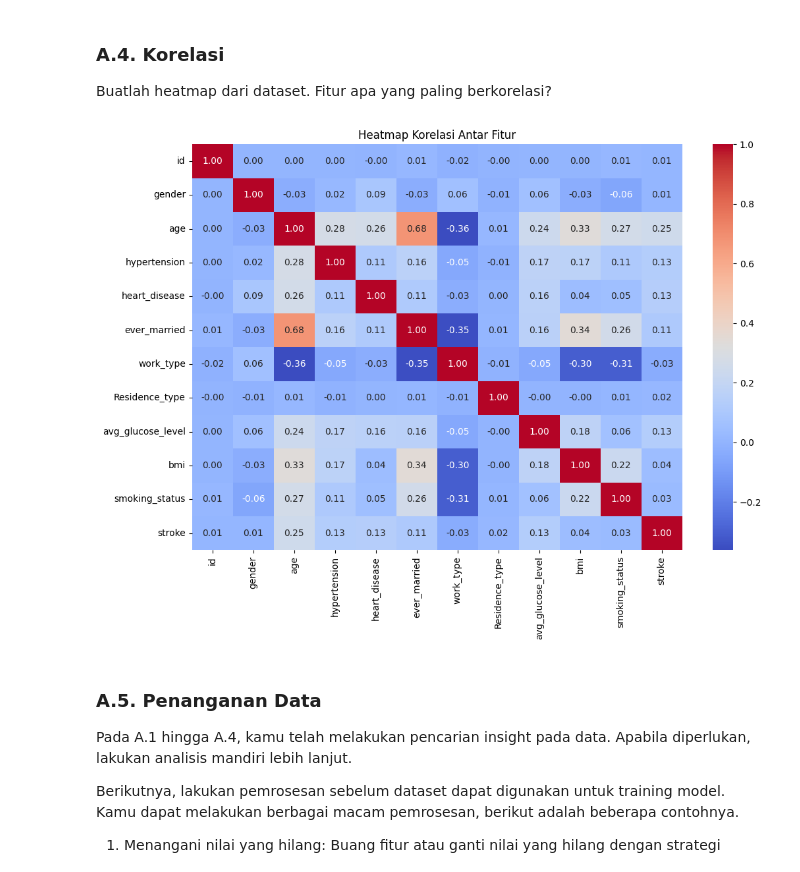
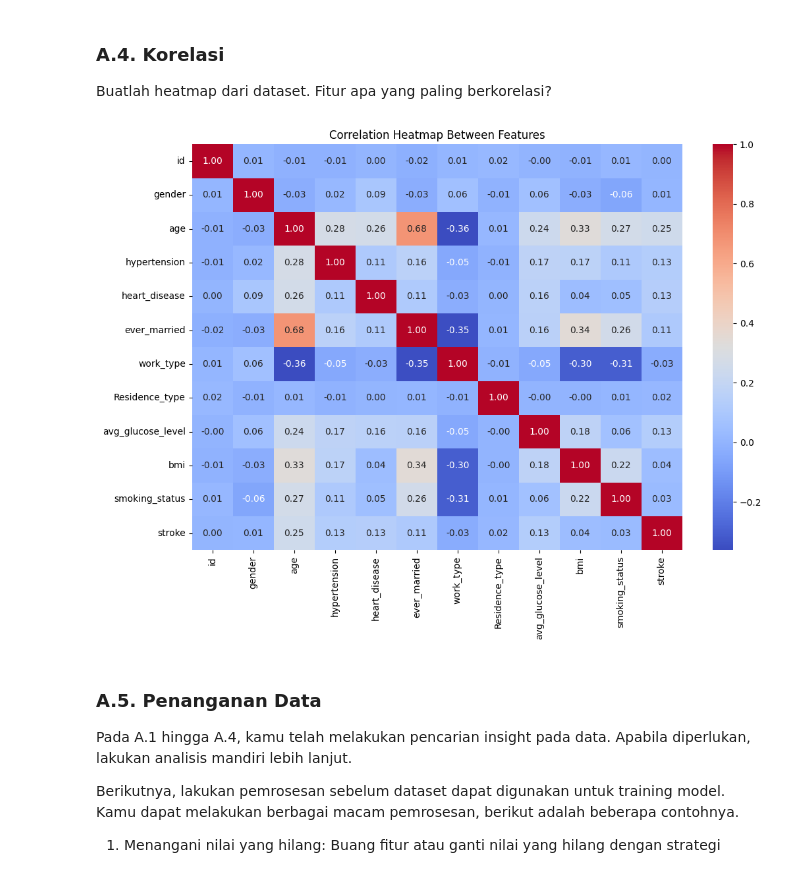
Before and after one commit to AustinPardosi/ML-Model, a Jupyter notebook: latihan.ipynb, the cells around one changed output. Drawn from its saved outputs; the diff is of its cells as text; code cells hidden in the pictures.

```diff
--- a/latihan.ipynb
+++ b/latihan.ipynb
@@ -106,0 +132,14 @@ stroke: Min=0, Max=1, Median=0.0, Mean=0.0487279843444227
+# %%
+# Non-categorical features
+non_categorical_feature_names = df.select_dtypes(exclude=['object', 'int64']).columns
+
+print(f"Non-categorical features: {non_categorical_feature_names.to_list()}", end='\n\n')
+
+for feature in non_categorical_feature_names:
+    column_data = df[feature]
+
+    print(feature)
+    print(f"Minimum: {column_data.min()}")
+    print(f"Maximum: {column_data.max()}")
+    print(f"Median : {column_data.median()}")
+    print(f"Mean   : {column_data.mean()}", end='\n\n')
@@ -143,0 +223,16 @@ Outlier di kolom stroke : 249 baris
+# %%
+# Uncommon value of each categorical feature
+threshold = 0.01
+
+for feature in categorical_feature_names:
+    if feature != 'id' :
+        value_counts = df[feature].value_counts(normalize=True)
+        uncommon_values = value_counts[value_counts < threshold].index.tolist()
+
+        uncommon_values_column = df[df[feature].isin(uncommon_values)][feature]
+
+        print(f"Feature '{feature}': {len(uncommon_values)} uncommmon values")
+        if len(uncommon_values) != 0:
+            print(f"Values: {uncommon_values}")
+            idx_to_remove.extend(uncommon_values_column.index.tolist())
+        print()
@@ -146,21 +259,19 @@ Outlier di kolom stroke : 249 baris
 
 Buatlah heatmap dari dataset. Fitur apa yang paling berkorelasi?
 # %%
-from sklearn.preprocessing import LabelEncoder
-import seaborn as  sns
-import matplotlib.pyplot as plt
+df_for_heatmap = df.copy()
 
 encoder = LabelEncoder()
-for kolom in fitur_kategorikal:
-    df[kolom] = encoder.fit_transform(df[kolom].astype(str))
+for feature in categorical_feature_names:
+    df_for_heatmap[feature] = encoder.fit_transform(df_for_heatmap[feature].astype(str))
 
-correlation_matrix = df.corr()
+correlation_matrix = df_for_heatmap.corr()
 plt.figure(figsize=(12, 8))
 sns.heatmap(correlation_matrix, annot=True, fmt=".2f", cmap="coolwarm")
-plt.title("Heatmap Korelasi Antar Fitur")
+plt.title("Correlation Heatmap Between Features")
 plt.show()
 # %% [output]
-[figure, old version]
+[figure, new version]
 # %% [markdown]
 ### A.5. Penanganan Data
 
```
Also changed, not shown: parts of 32 cells of this notebook.
